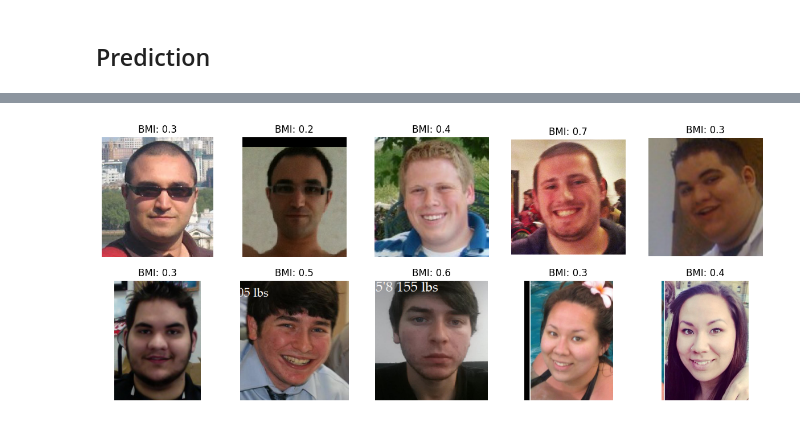
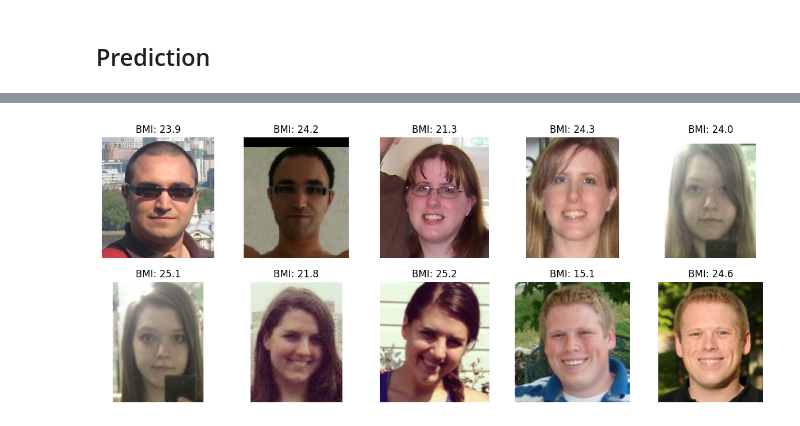
Before and after one commit to hjiangAnthony/dl_image_bmi, a Jupyter notebook: ml_final_1_02_tuning_v3_uniPredict_1.ipynb, the cells around one changed output, grey strips where cells are left out. Drawn from its saved outputs; the diff is of its cells as text; code cells hidden in the pictures.

```diff
--- a/ml_final_1_02_tuning_v3_uniPredict_1.ipynb
+++ b/ml_final_1_02_tuning_v3_uniPredict_1.ipynb
@@ -548,7 +545,9 @@ Found 752 validated image filenames.
 extra_images_df = bmi.head(10)
 extra_images_paths = extra_images_df['path'].tolist()
 
-path = '/content/drive/MyDrive/Colab Datasets/ML/BMI/Data/Extra_test_images/'
+#path = '/content/drive/MyDrive/Colab Datasets/ML/BMI/Data/Extra_test_images/'
+path = '/home/jupyter/data/ml/BMI/Extra_test_images/'
+
 extra_images_df['path'] = extra_images_df['name'].apply(lambda x: path+x)
 # %% [output]
 A value is trying to be set on a copy of a slice from a DataFrame.
@@ -579,7 +584,8 @@ See the caveats in the documentation: https://pandas.pydata.org/pandas-docs/stab
 # Load the test data with target data
 extra_test_set_gen = test_datagen.flow_from_dataframe(
     extra_images_df,
-    directory='/content/drive/MyDrive/Colab Datasets/ML/BMI/Data/Extra_test_images',
+    #directory='/content/drive/MyDrive/Colab Datasets/ML/BMI/Data/Extra_test_images', # colab
+    directory = '/home/jupyter/data/ml/BMI/Extra_test_images',
     x_col='name',
     y_col='bmi',
     target_size=(image_width, image_height),
@@ -651,7 +625,0 @@ Wall time: 6.04 s
-# %%
-%%time
-
-if mode == 'train':
-    model_history = model.train(train_set_gen, validation_set_gen,3,3, bs = bs, epochs = epochs, callbacks = callbacks)
-else:
-    model.load_weights(model_dir)
@@ -677,10 +627,18 @@ Wall time: 4min 2s
 ### Load Model
 # %%
 from tensorflow.keras.models import load_model
-model_path = '/content/drive/MyDrive/Colab Datasets/ML/BMI/saved_models/saved_model_small_sample_vgg16_base.h5'
+#model_path = '/content/drive/MyDrive/Colab Datasets/ML/BMI/saved_models/saved_model_small_sample_vgg16_base.h5'
 
-# load model
-loaded_model = load_model(model_path)
+# gcp
+model_path_1 = '/home/jupyter/data/ml/BMI/saved_models/saved_model_full_sample_vgg16_base.h5'
+model_path_2 = '/home/jupyter/data/ml/BMI/saved_models/saved_model_800_sample_vgg16_base_extra_zero.h5'
+model_path_3 = '/home/jupyter/data/ml/BMI/saved_models/saved_model_800_sample_vgg16_base_extra_1_layer.h5'
+
+# load model using load_model function
+#loaded_model = load_model(model_path)
+
+# use our own load model function
+model.load_weights(model_path_1)
 # %%
 #model.load_weights(model_dir)
 #model.load_weights(model_dir_2)
@@ -732,7 +679,9 @@ array([[90.48742]], dtype=float32)
 # %%
 # Call the predict function
-img_dir = '/content/drive/MyDrive/Colab Datasets/ML/BMI/Data/Extra_test_images'
+#img_dir = '/content/drive/MyDrive/Colab Datasets/ML/BMI/Data/Extra_test_images'
+extra_test_dir = '/home/jupyter/data/ml/BMI/Extra_test_images'
+
 show_img = True
-predictions = model.predict(img_dir, input_generator=extra_test_set_gen, input_df=extra_images_df, show_img=show_img)
+predictions = model.predict(img_input_dir=extra_test_dir, input_generator=extra_test_set_gen, input_df=extra_images_df, show_img=show_img)
 # %% [output]
-[figure, old version]
+[figure, new version]
```
Also changed, not shown: parts of 28 cells of this notebook, 6 other files.
